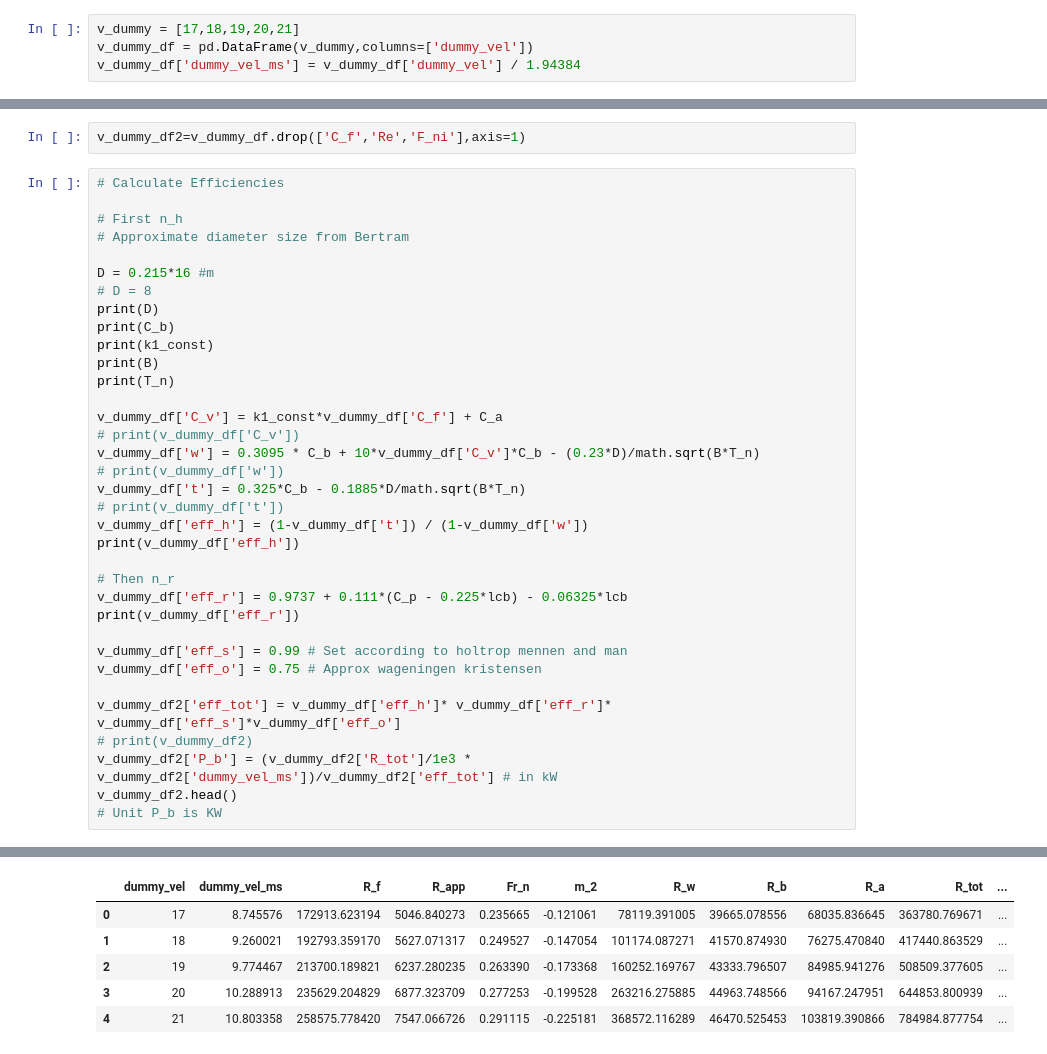
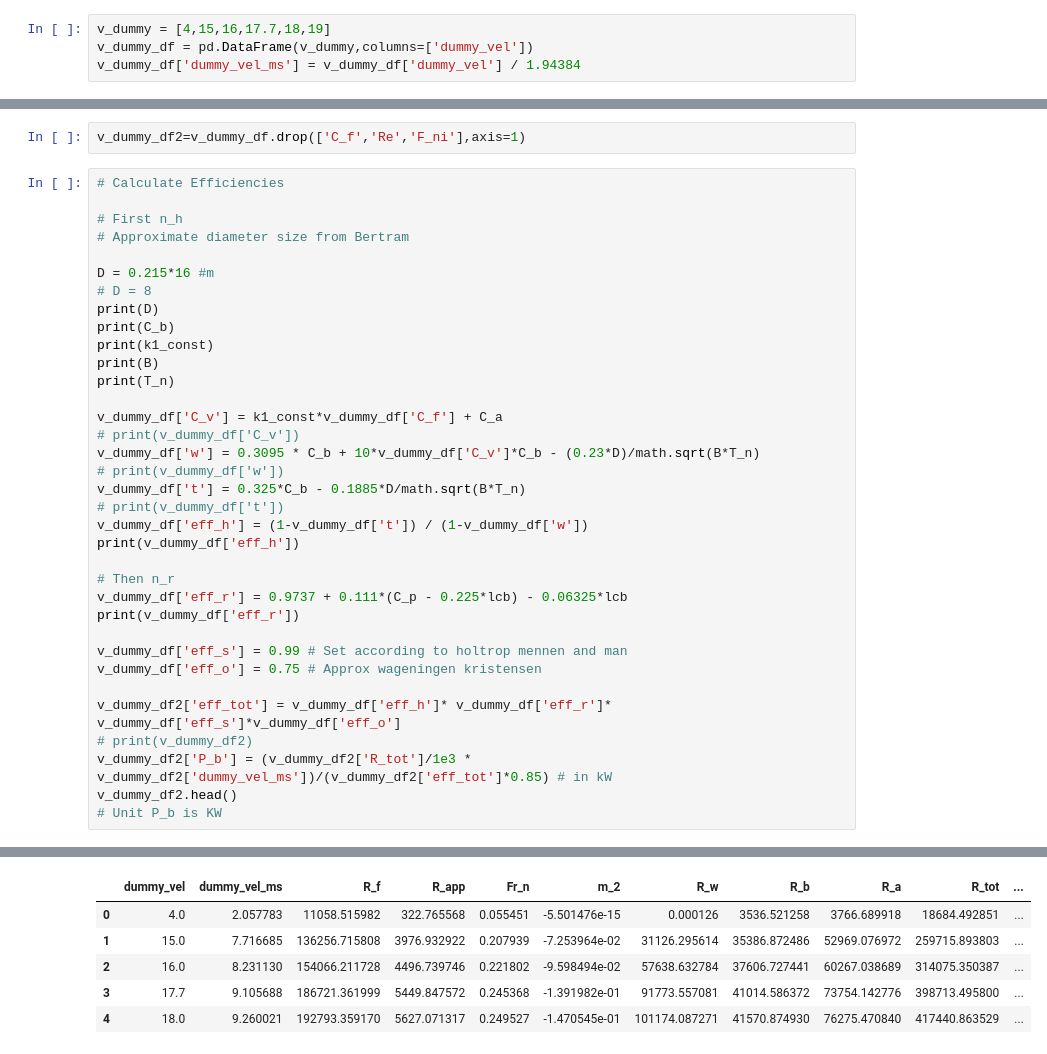
Before and after one commit to hiwafi/thesis-ais, a Jupyter notebook: AIS_Rt_Fr_dyn.ipynb, the cells around one changed output, grey strips where cells are left out. Cells and saved outputs as stored; diff of their text form.

```diff
--- a/AIS_Rt_Fr_dyn.ipynb
+++ b/AIS_Rt_Fr_dyn.ipynb
@@ -20,7 +20,7 @@ g = 9.805 # gravity, kg/ms^2
 rho_sea = 1025 # kg/m3
 nu_sea = 0.00000118 # Dynamic viscosity of sea m^2/s
 # %%
-v_dummy = [17,18,19,20,21]
+v_dummy = [4,15,16,17.7,18,19]
 v_dummy_df = pd.DataFrame(v_dummy,columns=['dummy_vel'])
 v_dummy_df['dummy_vel_ms'] = v_dummy_df['dummy_vel'] / 1.94384
 # %%
@@ -322,7 +322,7 @@ v_dummy_df['eff_o'] = 0.75 # Approx wageningen kristensen
 
 v_dummy_df2['eff_tot'] = v_dummy_df['eff_h']* v_dummy_df['eff_r']* v_dummy_df['eff_s']*v_dummy_df['eff_o']
 # print(v_dummy_df2)
-v_dummy_df2['P_b'] = (v_dummy_df2['R_tot']/1e3 * v_dummy_df2['dummy_vel_ms'])/v_dummy_df2['eff_tot'] # in kW
+v_dummy_df2['P_b'] = (v_dummy_df2['R_tot']/1e3 * v_dummy_df2['dummy_vel_ms'])/(v_dummy_df2['eff_tot']*0.85) # in kW
 v_dummy_df2.head()
 # Unit P_b is KW
 # %% [output]
@@ -345,10 +347,10 @@ Name: eff_h, dtype: float64
 Name: eff_r, dtype: float64
 |  | dummy_vel | dummy_vel_ms | R_f | R_app | Fr_n | m_2 | R_w | R_b | R_a | R_tot | ... |
-| 0 | 17 | 8.745576 | 172913.623194 | 5046.840273 | 0.235665 | -0.121061 | 78119.391005 | 39665.078556 | 68035.836645 | 363780.769671 | ... |
-| 1 | 18 | 9.260021 | 192793.359170 | 5627.071317 | 0.249527 | -0.147054 | 101174.087271 | 41570.874930 | 76275.470840 | 417440.863529 | ... |
-| 2 | 19 | 9.774467 | 213700.189821 | 6237.280235 | 0.263390 | -0.173368 | 160252.169767 | 43333.796507 | 84985.941276 | 508509.377605 | ... |
-| 3 | 20 | 10.288913 | 235629.204829 | 6877.323709 | 0.277253 | -0.199528 | 263216.275885 | 44963.748566 | 94167.247951 | 644853.800939 | ... |
-| 4 | 21 | 10.803358 | 258575.778420 | 7547.066726 | 0.291115 | -0.225181 | 368572.116289 | 46470.525453 | 103819.390866 | 784984.877754 | ... |
+| 0 | 4.0 | 2.057783 | 11058.515982 | 322.765568 | 0.055451 | -5.501476e-15 | 0.000126 | 3536.521258 | 3766.689918 | 18684.492851 | ... |
+| 1 | 15.0 | 7.716685 | 136256.715808 | 3976.932922 | 0.207939 | -7.253964e-02 | 31126.295614 | 35386.872486 | 52969.076972 | 259715.893803 | ... |
+| 2 | 16.0 | 8.231130 | 154066.211728 | 4496.739746 | 0.221802 | -9.598494e-02 | 57638.632784 | 37606.727441 | 60267.038689 | 314075.350387 | ... |
+| 3 | 17.7 | 9.105688 | 186721.361999 | 5449.847572 | 0.245368 | -1.391982e-01 | 91773.557081 | 41014.586372 | 73754.142776 | 398713.495800 | ... |
+| 4 | 18.0 | 9.260021 | 192793.359170 | 5627.071317 | 0.249527 | -1.470545e-01 | 101174.087271 | 41570.874930 | 76275.470840 | 417440.863529 | ... |
 # %%
 SFOC = 169.4 # g/kWh
 v_dummy_df2['FOC'] = (v_dummy_df2['P_b'] * SFOC)/1e6 # get FOC t/h
```
Also changed, not shown: parts of 8 cells of this notebook, 2 other files.
